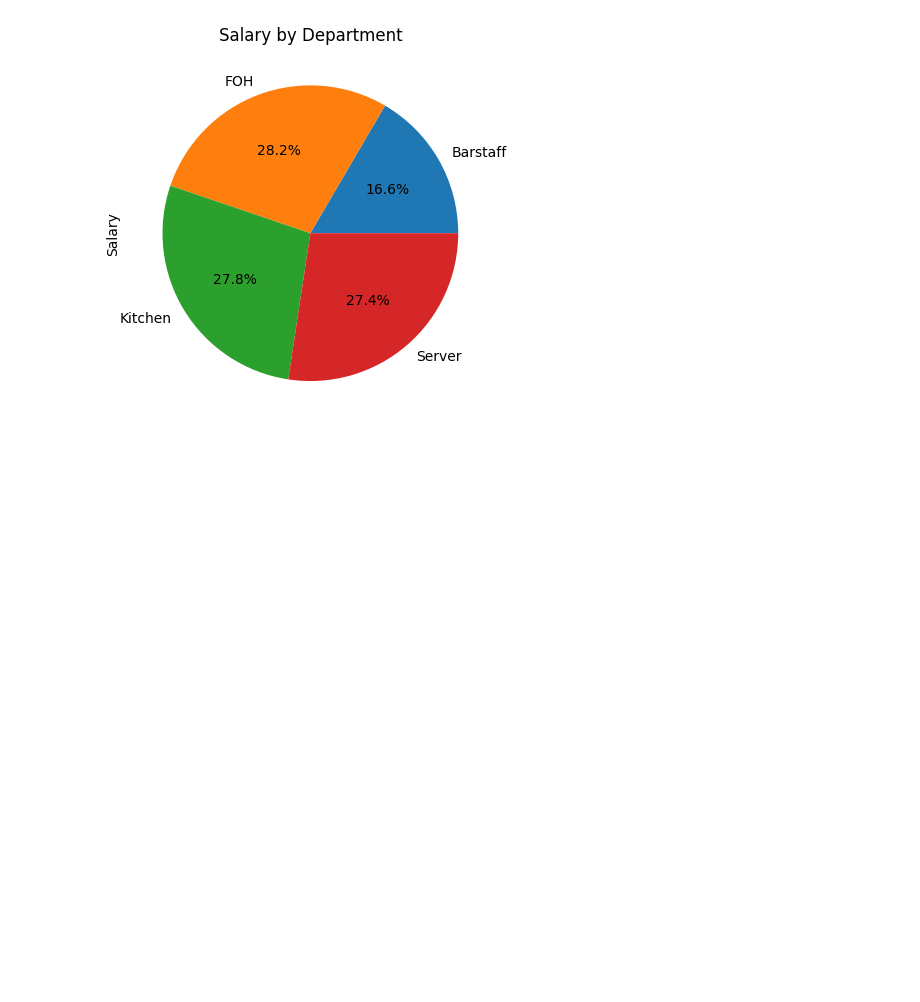
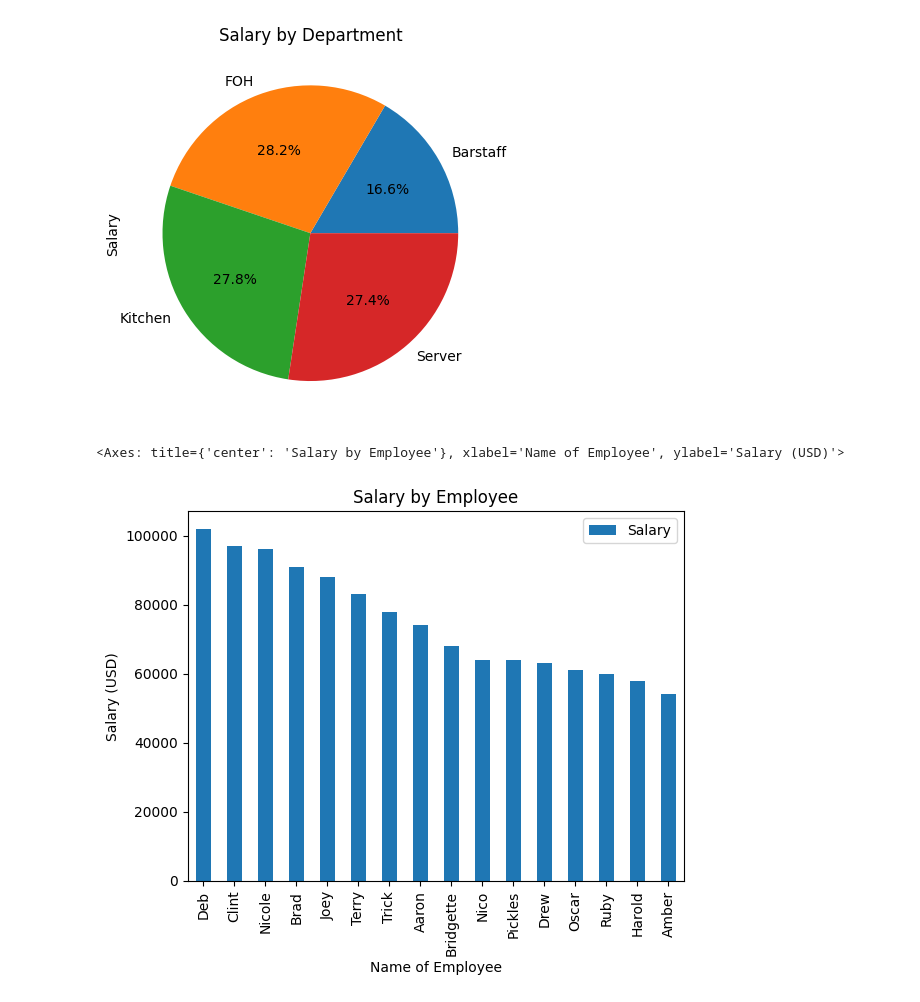
Before and after one commit to collinmfarmer/Mod2-Week4-Assign4, a Jupyter notebook: Plot_plot_plot.ipynb, the cells around one changed output. Drawn from its saved outputs; the diff is of its cells as text; code cells hidden in the pictures; blank space fills up the shorter version.

Commit message:
plot 2, bar plot, pandas pkg

```diff
--- a/Plot_plot_plot.ipynb
+++ b/Plot_plot_plot.ipynb
@@ -64,3 +64,17 @@ grouped_dept.plot(kind="pie",
 # %% [output]
 <Axes: title={'center': 'Salary by Department'}, ylabel='Salary'>
 [figure]
+# %%
+#Sort employees by salary in decending order
+
+decending_salary = df.sort_values(by="Salary", ascending=False)
+
+#Plot 2 is Bar chart of all employees salaries in decending order in pandas
+
+bar_plot = decending_salary.plot(kind="bar", x="Name", y="Salary", title="Salary by Employee",)
+bar_plot.set_xlabel("Name of Employee")
+bar_plot.set_ylabel("Salary (USD)")
+bar_plot
+# %% [output]
+<Axes: title={'center': 'Salary by Employee'}, xlabel='Name of Employee', ylabel='Salary (USD)'>
+[figure, added]
```
Also changed, not shown: parts of 1 cell of this notebook.
